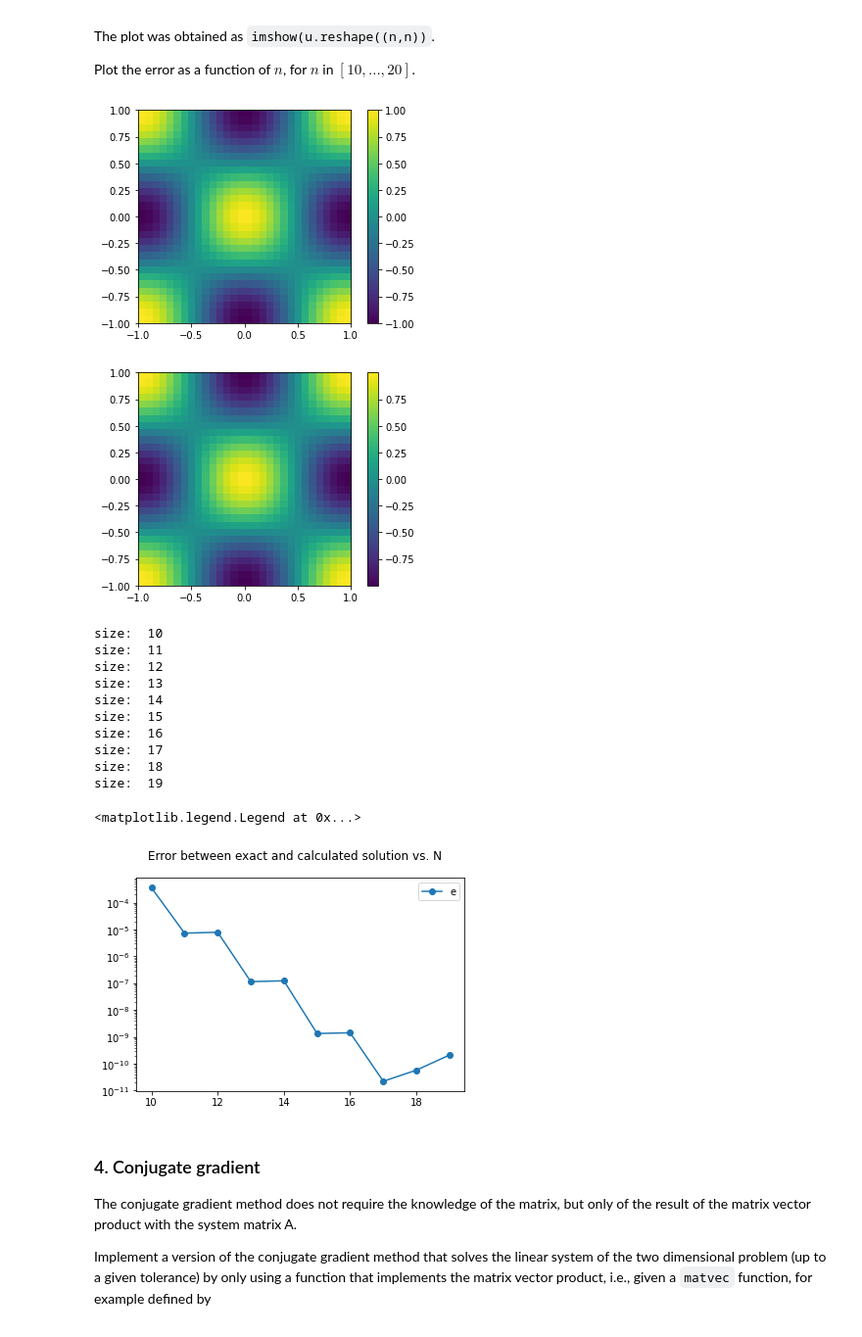
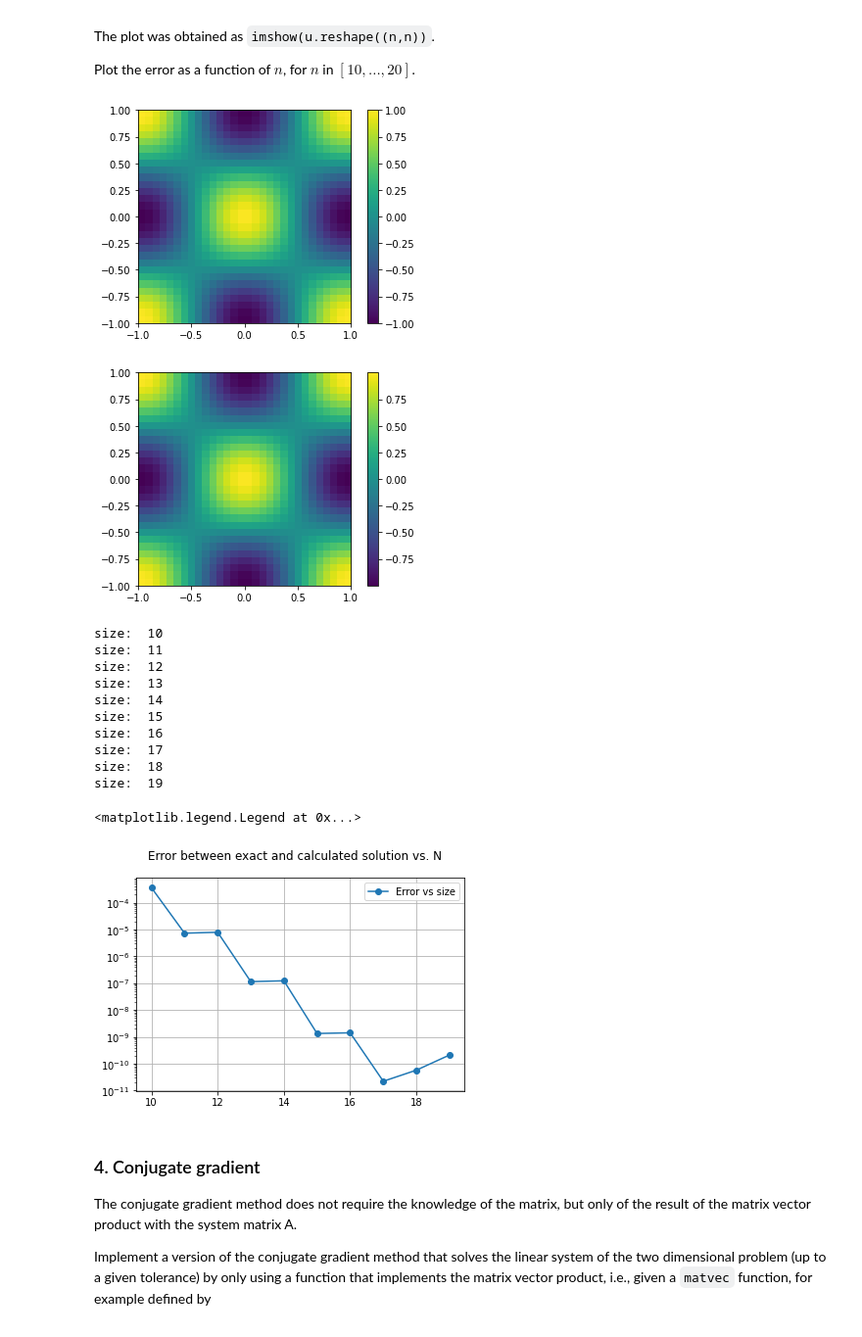
Before and after one commit to giuliodondi/numerical-analysis-2020-2021, a Jupyter notebook: notebooks/myproject_new.ipynb, the cells around one changed output. Shown: that part at 98% size. Saved outputs shown, nothing was run; the diff lists cells and outputs as text; code cells hidden in the pictures.

```diff
--- a/notebooks/myproject_new.ipynb
+++ b/notebooks/myproject_new.ipynb
@@ -359,13 +362,13 @@ def compute_error_one_d(n, exact, rhs):
     nodes = np.polynomial.chebyshev.chebpts2(n)
     l2_quad_p, l2_quad_w = leggauss(n_l2_quad_pts)
 
-    return np.linalg.norm(exact(l2_quad_p) - oned_eval_solution(l2_quad_p, coef_sol), ord=2)
+    #return np.linalg.norm(exact(l2_quad_p) - oned_eval_solution(l2_quad_p, coef_sol), ord=2)
 
     #error_func = lambda x: ( exact(x) - oned_eval_solution(x, coef_sol) )**2
 
     #l2_sq_err = integrate.quad(error_func, -1, 1, 1.0e-5)
 
-    '''
+
     quad_eval_ex = exact(l2_quad_p)
     quad_eval_calc = oned_eval_solution(l2_quad_p, coef_sol)
 
@@ -377,9 +380,9 @@ def compute_error_one_d(n, exact, rhs):
 
 
     l2_error = np.linalg.norm( quad_eval_ex - quad_eval_calc, ord=2 )
-    '''
 
-    #return sqrt( l2_sq_err)
+
+    return sqrt( l2_sq_err)
 
 
 
@@ -390,7 +393,6 @@ xvec = linspace(-1,1,501, dtype=float64 )
 exact_sol_eval = exact_one_d(xvec)
 
 calc_sol_eval = oned_eval_solution(xvec, oned_compute_solution(10, forcing_one_d))
-
 
 
 plt.figure()
@@ -407,6 +409,7 @@ all_n = range(10,20)
 for n in all_n:
     error.append(compute_error_one_d(n, exact_one_d, forcing_one_d))
 
+plt.grid()
 plt.suptitle('Error between exact and calculated solution vs. N')
 error_h = semilogy(all_n, error, 'o-')
 plt.legend((error_h),('error'))
@@ -430,10 +433,7 @@ size:  19
 Write a function that, given the number of Chebishev points `n` per each coordinate direction, returns `K`, `M`, and `A` for a two dimensional problem, integrated exactly using Gauss quadrature formulas with the correct number of quadrature points (as matrices, i.e., reshaped to be two dimensional)
 # %%
 
-def compute_two_dimensional_matrices(n):
-
-    #get the one-dimensional matrices
-    B,K,M,A = compute_one_dimensional_matrices(n)
+def compute_two_dimensional_matrices(n,K,M):
 
     KM = einsum('ik, jl -> ijkl', K, M)
     MK = einsum('ik, jl -> ijkl', M, K)
@@ -441,10 +441,12 @@ def compute_two_dimensional_matrices(n):
     KK = KM+MK
     AA = KK+MM
 
+    KK = KK.reshape((n**2, n**2))
+    MM = MM.reshape((n**2, n**2))
     AA = AA.reshape((n**2, n**2))
 
 
-    return B, KK, MM, AA
+    return KK, MM, AA
 # %% [markdown]
 ### 3. Error in two dimension
 
@@ -491,8 +493,11 @@ def compute_two_dimensional_RHS_(n, B, rhs_f):
 
 def twod_compute_solution(n, rhs_f):
 
+    #get the one-dimensional matrices
+    B,K,M,A = compute_one_dimensional_matrices(n)
+
     #assemble the matrices
-    B,KK,MM,AA = compute_two_dimensional_matrices(n)
+    KK,MM,AA = compute_two_dimensional_matrices(n,K,M)
 
     #compute the rhs
     rhs = compute_two_dimensional_RHS_(n, B, rhs_f )
@@ -606,36 +611,37 @@ calc_sol_2d_eval = twod_eval_solution(xvec,xvec, twod_compute_solution(10, forci
 cl_min, cl_max = -np.abs(calc_sol_2d_eval).max(), np.abs(calc_sol_2d_eval).max()
 
 plt.figure()
 cl_sol_h= plt.imshow(calc_sol_2d_eval,vmin = cl_min, vmax = cl_max,
                  extent =[xvec.min(), xvec.max(), yvec.min(), yvec.max()])
 plt.colorbar(cl_sol_h)
 plt.show()
 
 
 
 error = []
 all_n = range(10,20)
 for n in all_n:
     error.append(compute_error_two_d(n, exact_two_d, forcing_two_d))
 
+plt.grid()
 plt.suptitle('Error between exact and calculated solution vs. N')
-error_h = semilogy(all_n, error, 'o-')
-plt.legend((error_h),('error'))
+error_h = semilogy(all_n, error, 'o-',label='Error vs size')
+legend()
 # %% [output]
 [figure]
 [figure]
 size:  10
 size:  11
 size:  12
 size:  13
 size:  14
 size:  15
 size:  16
 size:  17
 size:  18
 size:  19
 <matplotlib.legend.Legend at 0x...>
-[figure, old version]
+[figure, new version]
 # %% [markdown]
 ### 4. Conjugate gradient
 
```
Also changed, not shown: parts of 6 cells of this notebook.
